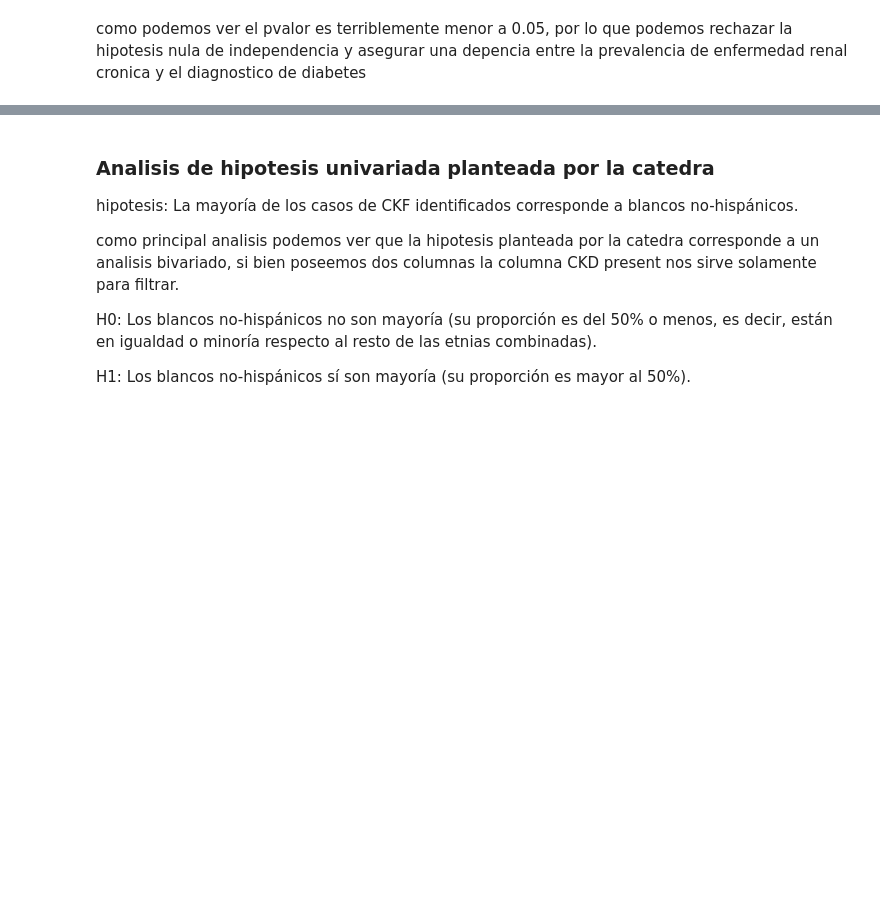
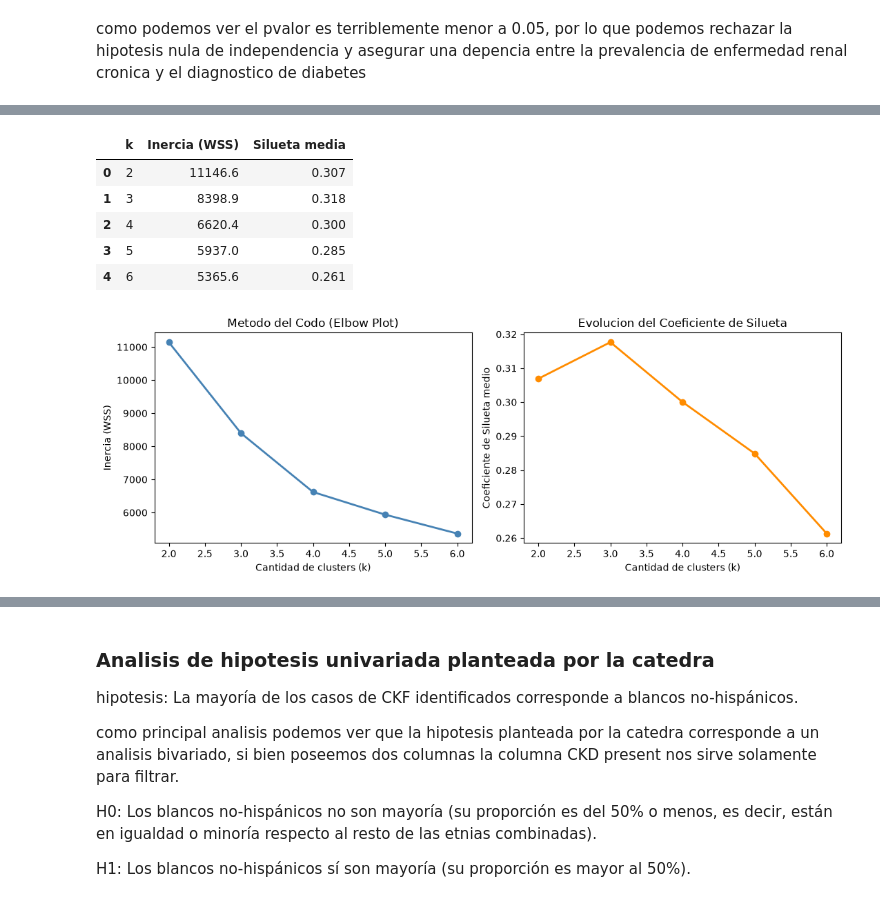
Before and after one commit to tomasgenco/TPE_C_DATOS, a Jupyter notebook: tpe_enfermedad_renal.ipynb, the cells around one changed output, grey strips where cells are left out. Saved outputs shown, nothing was run; the diff lists cells and outputs as text; code cells hidden in the pictures; blank space fills up the shorter version.

```diff
--- a/tpe_enfermedad_renal.ipynb
+++ b/tpe_enfermedad_renal.ipynb
@@ -592,0 +637,51 @@ como podemos ver el pvalor es terriblemente menor a 0.05, por lo que podemos rec
+# %%
+vars_perfil = ["age", "bmi", "bp_systolic"]
+nombres_perfil = ["Edad", "BMI", "Presion Sistolica"]
+
+X_adultos = df_adultos[vars_perfil].astype(float)
+
+# estandarizamos las variables para que tengan media 0 y desvio 1
+scaler_cluster = StandardScaler()
+X_adultos_stand = scaler_cluster.fit_transform(X_adultos)
+
+# probamos K-Means con k de 2 a 6 guardando la inercia y la silueta media
+valores_k = range(2, 7)
+inercias = []
+siluetas = []
+
+for k in valores_k:
+    km = KMeans(n_clusters=k, random_state=10, n_init=10)
+    etiquetas = km.fit_predict(X_adultos_stand)
+    inercias.append(km.inertia_)
+    siluetas.append(silhouette_score(X_adultos_stand, etiquetas))
+
+tabla_k = pd.DataFrame({
+    "k": list(valores_k),
+    "Inercia (WSS)": np.round(inercias, 1),
+    "Silueta media": np.round(siluetas, 3)
+})
+display(tabla_k)
+
+# graficamos el Elbow plot y el Coeficiente de Silueta
+fig, ejes = plt.subplots(1, 2, figsize=(11, 4))
+
+ejes[0].plot(valores_k, inercias, marker="o", color="steelblue", linewidth=2)
+ejes[0].set_xlabel("Cantidad de clusters (k)")
+ejes[0].set_ylabel("Inercia (WSS)")
+ejes[0].set_title("Metodo del Codo (Elbow Plot)")
+
+ejes[1].plot(valores_k, siluetas, marker="o", color="darkorange", linewidth=2)
+ejes[1].set_xlabel("Cantidad de clusters (k)")
+ejes[1].set_ylabel("Coeficiente de Silueta medio")
+ejes[1].set_title("Evolucion del Coeficiente de Silueta")
+
+plt.tight_layout()
+plt.show()
+# %% [output]
+|  | k | Inercia (WSS) | Silueta media |
+| 0 | 2 | 11146.6 | 0.307 |
+| 1 | 3 | 8398.9 | 0.318 |
+| 2 | 4 | 6620.4 | 0.300 |
+| 3 | 5 | 5937.0 | 0.285 |
+| 4 | 6 | 5365.6 | 0.261 |
+[figure, added]
```
Also changed, not shown: parts of 23 cells of this notebook.
